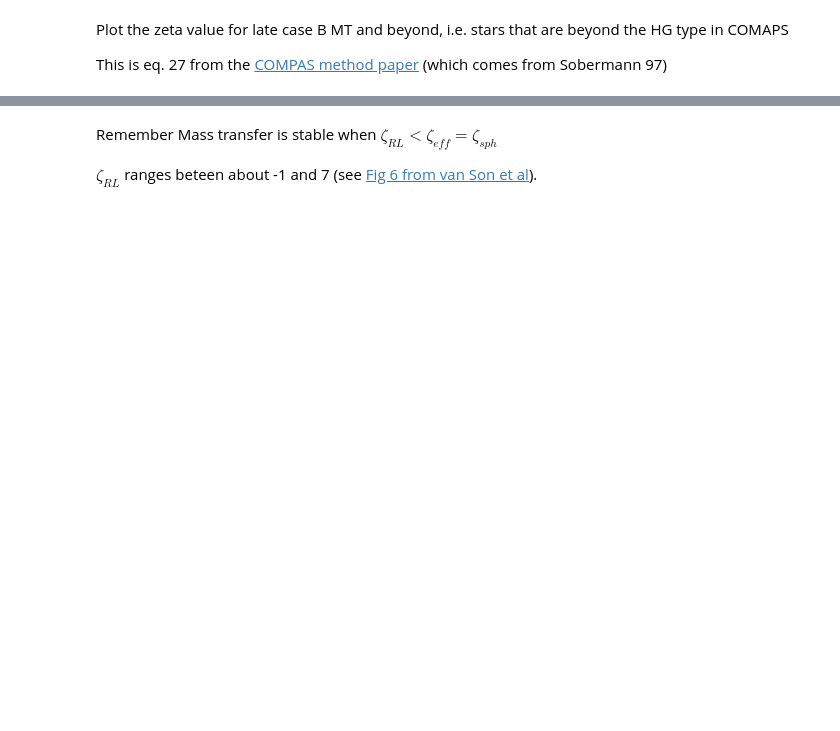
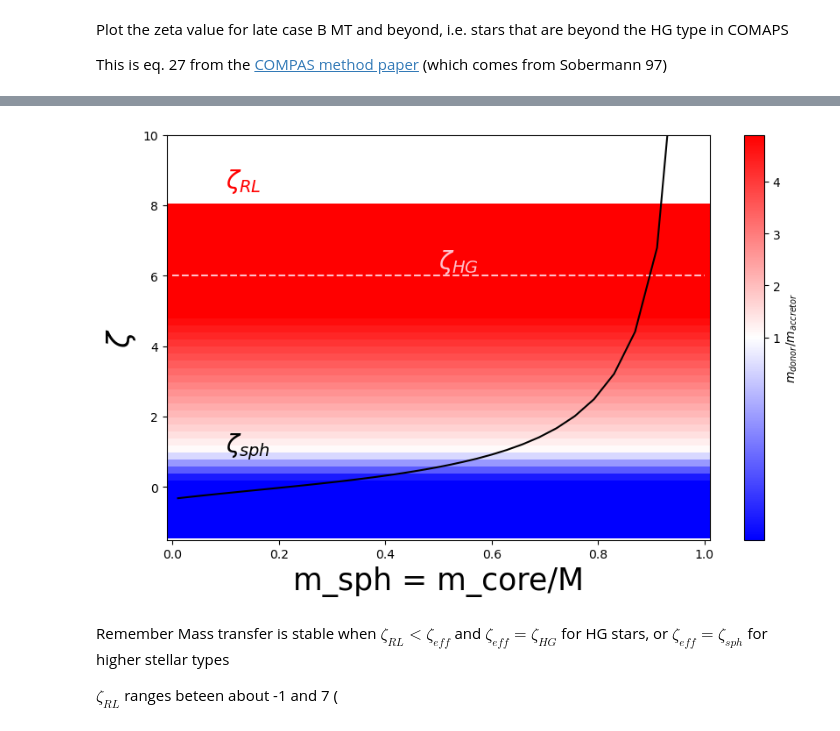
Before and after one commit to LiekeVanSon/ZdependentFormEff, a Jupyter notebook: code/AdditionalAnalysisNotebooks/Zeta_postHG.ipynb, the cells around one changed output, grey strips where cells are left out. Saved outputs shown, nothing was run; the diff lists cells and outputs as text; code cells hidden in the pictures; blank space fills up the shorter version.

Commit message:
zeta plot

```diff
--- a/code/AdditionalAnalysisNotebooks/Zeta_postHG.ipynb
+++ b/code/AdditionalAnalysisNotebooks/Zeta_postHG.ipynb
@@ -31,0 +56,10 @@ plt.show()
+# %%
+# Define the mdonor_m_accretor array (mass ratios)
+mdonor_m_accretor = np.arange(0.2, 5, 0.1)
+
+
+# Call the zeta_RL function with q_list and beta
+zeta_RL_values = zeta_RL(mdonor_m_accretor, 0.5)
+
+# Print the result
+print(zeta_RL_values)
@@ -32,4 +75,47 @@ plt.show()
+# %%
+xes = np.logspace(-2, 0, 100)
+
+
+plt.figure(figsize=(10, 6))
+
+
+# zeta_eff for stellar type = HG in COMAPS
+plt.hlines(6, 0, 1, color = 'pink', linestyle = '--')
+plt.text(0.5, 6.2, "$\zeta_{HG}$", size = 20, c= 'pink')
+
+# zeta_eff for stellar types beyond HG from Sobermann equation (as in COMPAS)
+plt.plot(xes, zeta_sph(xes), color = 'k')
+plt.text(0.1, 1., "$\zeta_{sph}$", size = 20, c= 'k')
+
+
+# Value of zeta_RL
+plt.text(0.1, 8.5, "$\zeta_{RL}$", size = 20, c= 'red')
+
+# Create a 2D grid for m_sph and zeta_RL_values
+m_sph = np.linspace(0, 1, len(zeta_RL_values))
+M_sph, Zeta_RL = np.meshgrid(m_sph, zeta_RL_values)
+
+# Define the normalization with the midpoint at 1 (for colors)
+norm = TwoSlopeNorm(vmin=np.min(q_list), vcenter=1, vmax=np.max(q_list))
+
+# Plot the grid using pcolormesh
+c = plt.pcolormesh(M_sph, Zeta_RL, Zeta_RL, shading='auto', cmap='bwr', norm = norm)
+
+# Add a colorbar to reflect the mdonor_m_accretor values
+plt.colorbar(c, label='$m_{donor} /m_{accretor}$')
+
+# plt.fill_between(xes, y1 = -1, y2 = 7, alpha = 0.2, color = 'grey')
+
+# PLot values
+plt.xlabel("m_sph = m_core/M", size = 25)
+plt.ylabel("$\zeta$", size = 25)
+plt.ylim(-1.5,10)
+plt.savefig("../../plots/zeta_values.png")
+plt.show()
+# %% [output]
+[figure, added]
 # %% [markdown]
-Remember Mass transfer is stable when $\zeta_{RL} < \zeta_{eff} = \zeta_{sph}$
+Remember Mass transfer is stable when $\zeta_{RL} < \zeta_{eff}$
+and $\zeta_{eff} = \zeta_{HG}$ for HG stars, or  $\zeta_{eff} = \zeta_{sph}$  for higher stellar types
 
-$\zeta_{RL}$ ranges beteen about -1 and 7 (see [Fig 6 from van Son et al](https://ui.adsabs.harvard.edu/abs/2022ApJ...940..184V/abstract)).
+$\zeta_{RL}$ ranges beteen about -1 and 7 (
```
Also changed, not shown: parts of 5 cells of this notebook, 2 other files.
